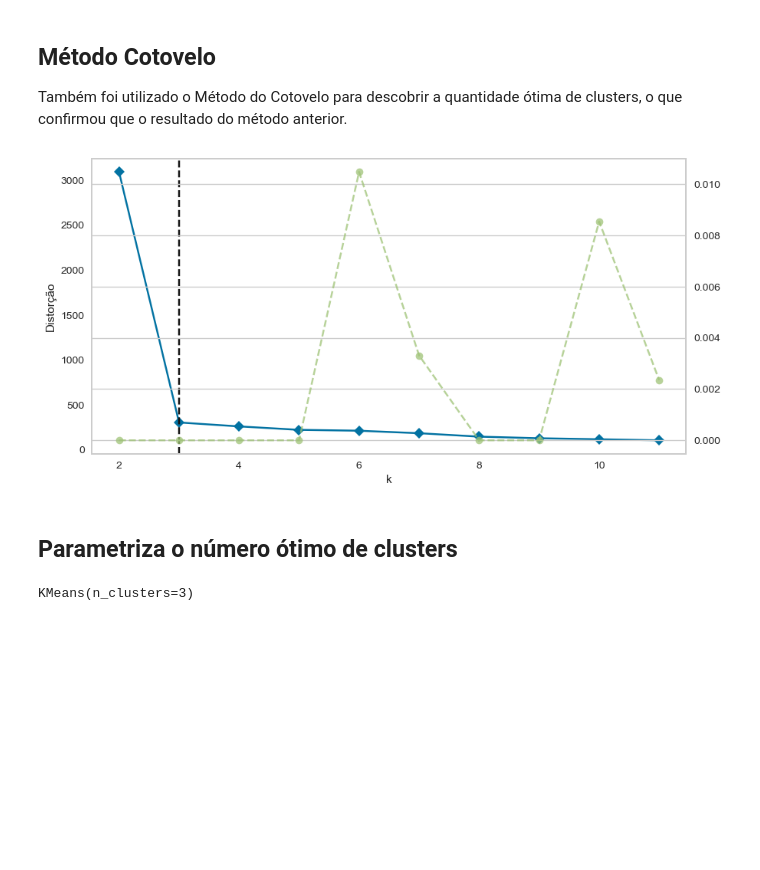
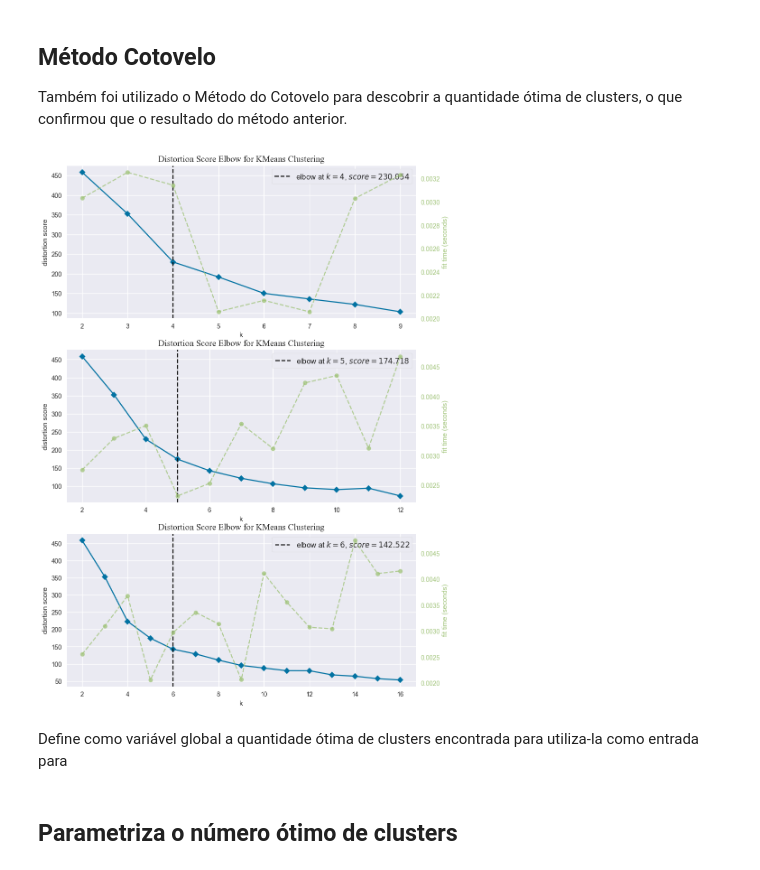
Before and after one commit to rabreu/Infnet-MIT-IA-Clustering-PD-25E4_2, a Jupyter notebook: Infnet-MIT-IA-Clustering-PdD001.ipynb, the cells around one changed output. Cells and saved outputs as stored; diff of their text form; code cells hidden in the pictures; blank space fills up the shorter version.

```diff
--- a/Infnet-MIT-IA-Clustering-PdD001.ipynb
+++ b/Infnet-MIT-IA-Clustering-PdD001.ipynb
@@ -179,18 +223,29 @@ Comparando esses 4 gráficos, o que mais se enquadra como quantidade ótima de c
 ## Método Cotovelo
 
 Também foi utilizado o Método do Cotovelo para descobrir a quantidade ótima de clusters, o que confirmou que o resultado do método anterior.
-# %%
-f, ax = plt.subplots(1,1)
-f.set_figheight(5)
-f.set_figwidth(10)
-
-ax.set_ylabel('Distorção')
-ax.set_xlabel('k')
-ax.grid(False)
-visualizer = KElbowVisualizer(KMeans(), k=(2,12), ax=ax)
-
-visualizer.fit(X)
-plt.show()
-# %% [output]
-[figure, removed]
+# %%
+f, ax = plt.subplots(3)
+f.set_figheight(15)
+f.set_figwidth(10)
+
+v1 = KElbowVisualizer(KMeans(), k=9, ax=ax[0])
+v1.fit(dataset_pca)
+v1.finalize()
+
+v2 = KElbowVisualizer(KMeans(), k=12, ax=ax[1])
+v2.fit(dataset_pca)
+v2.finalize()
+
+v3 = KElbowVisualizer(KMeans(), k=16, ax=ax[2])
+v3.fit(dataset_pca)
+v3.finalize()
+
+for x in range(len(ax)):
+    ax[x].set_title(label="Distortion Score Elbow for KMeans Clustering", fontfamily='Times New Roman', fontsize=14)
+
+plt.show()
+# %% [output]
+[figure, added]
+# %% [markdown]
+Define como variável global a quantidade ótima de clusters encontrada para utiliza-la como entrada para
 # %%
@@ -198,7 +253,2 @@ OPTIMAL_NCLUSTERS=3
 # %% [markdown]
 ## Parametriza o número ótimo de clusters
-# %%
-kmeans = KMeans(n_clusters=OPTIMAL_NCLUSTERS).fit(X_scaled)
-kmeans
-# %% [output]
-KMeans(n_clusters=3)
```
Also changed, not shown: parts of 23 cells of this notebook.
